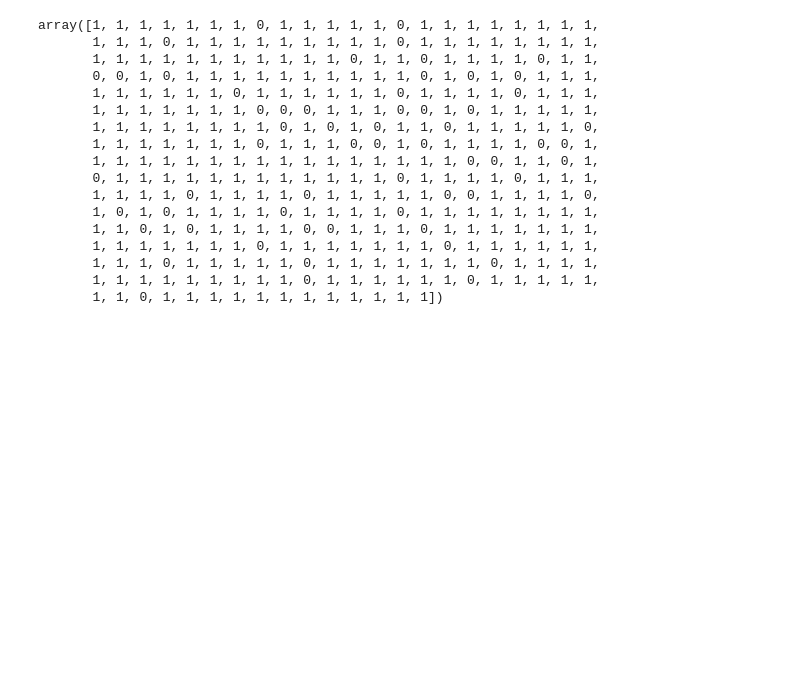
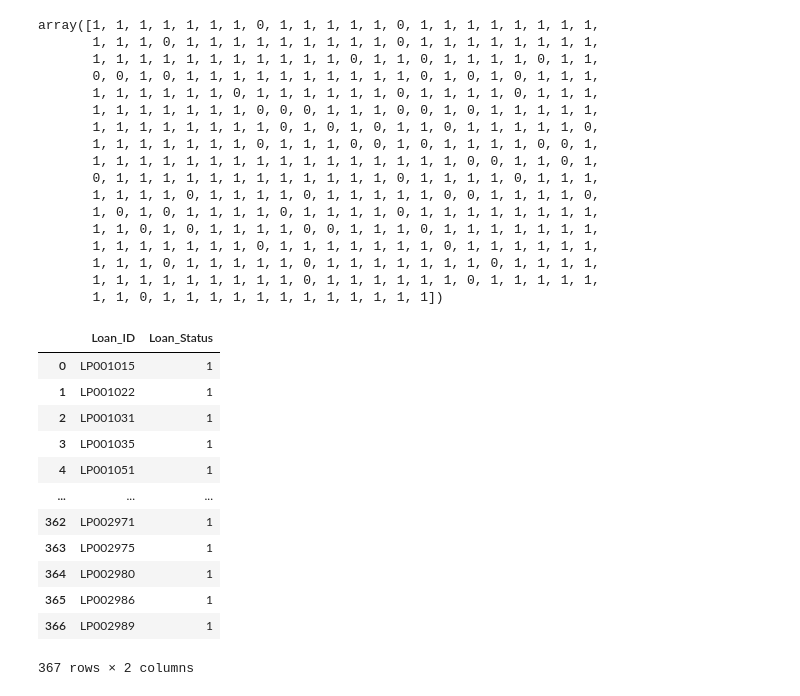
Before and after one commit to ayesha-siddiqua/ML-Projects, a Jupyter notebook: project-1-loan-eligibility-prediction.ipynb, the cells around one changed output. Cells and saved outputs as stored; diff of their text form; code cells hidden in the pictures; blank space fills up the shorter version.

Commit message:
Kaggle Notebook | Project_1 Loan Eligibility Prediction | Version 8

```diff
--- a/project-1-loan-eligibility-prediction.ipynb
+++ b/project-1-loan-eligibility-prediction.ipynb
@@ -525,3 +525,21 @@ array([1, 1, 1, 1, 1, 1, 1, 0, 1, 1, 1, 1, 1, 0, 1, 1, 1, 1, 1, 1, 1, 1,
        1, 1, 1, 0, 1, 1, 1, 1, 1, 0, 1, 1, 1, 1, 1, 1, 1, 0, 1, 1, 1, 1,
        1, 1, 1, 1, 1, 1, 1, 1, 1, 0, 1, 1, 1, 1, 1, 1, 0, 1, 1, 1, 1, 1,
        1, 1, 0, 1, 1, 1, 1, 1, 1, 1, 1, 1, 1, 1, 1])
+# %%
+loancsv=pd.DataFrame({"Loan_ID":testdata["Loan_ID"],"Loan_Status":pred})
+# %%
+loancsv
+# %% [output]
+|  | Loan_ID | Loan_Status |
+| 0 | LP001015 | 1 |
+| 1 | LP001022 | 1 |
+| 2 | LP001031 | 1 |
+| 3 | LP001035 | 1 |
+| 4 | LP001051 | 1 |
+| ... | ... | ... |
+| 362 | LP002971 | 1 |
+| 363 | LP002975 | 1 |
+| 364 | LP002980 | 1 |
+| 365 | LP002986 | 1 |
+| 366 | LP002989 | 1 |
+367 rows × 2 columns
```
Also changed, not shown: parts of 4 cells of this notebook.
